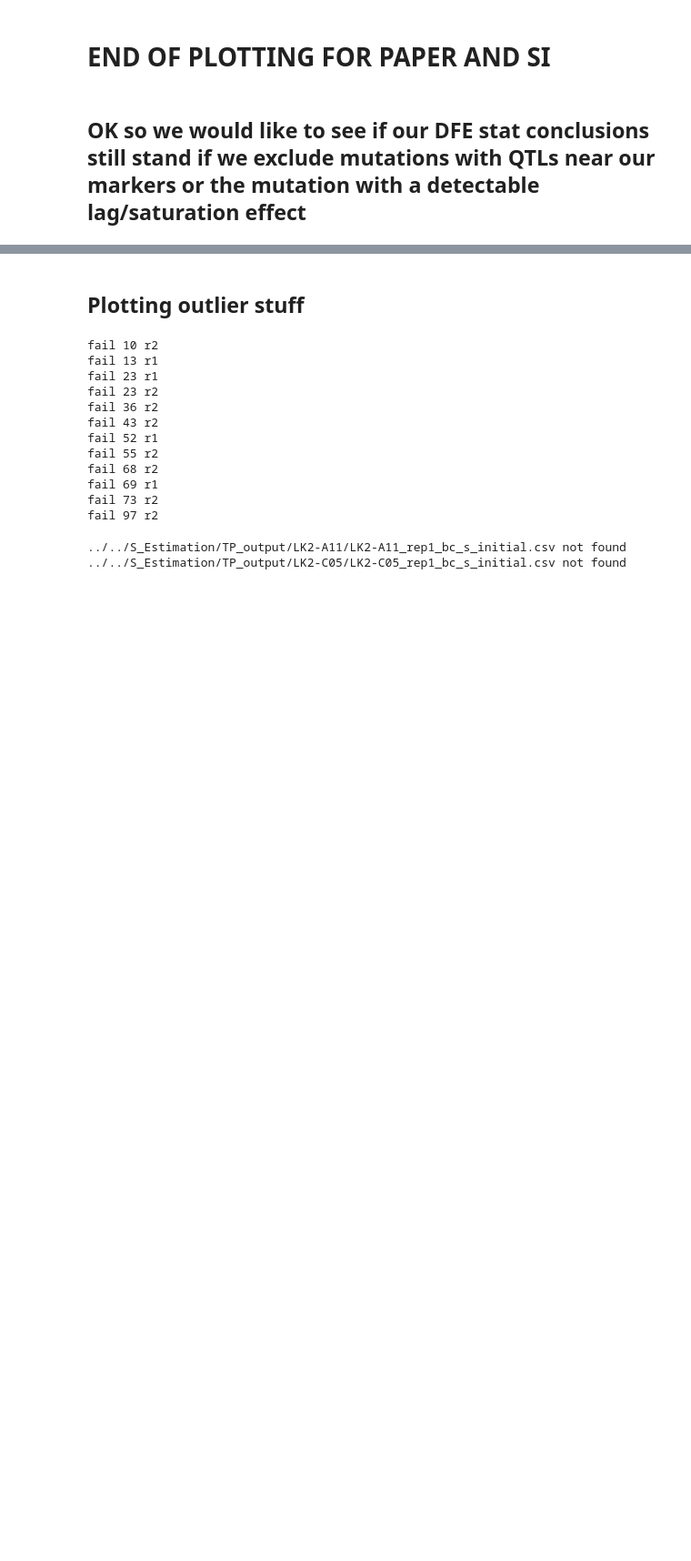
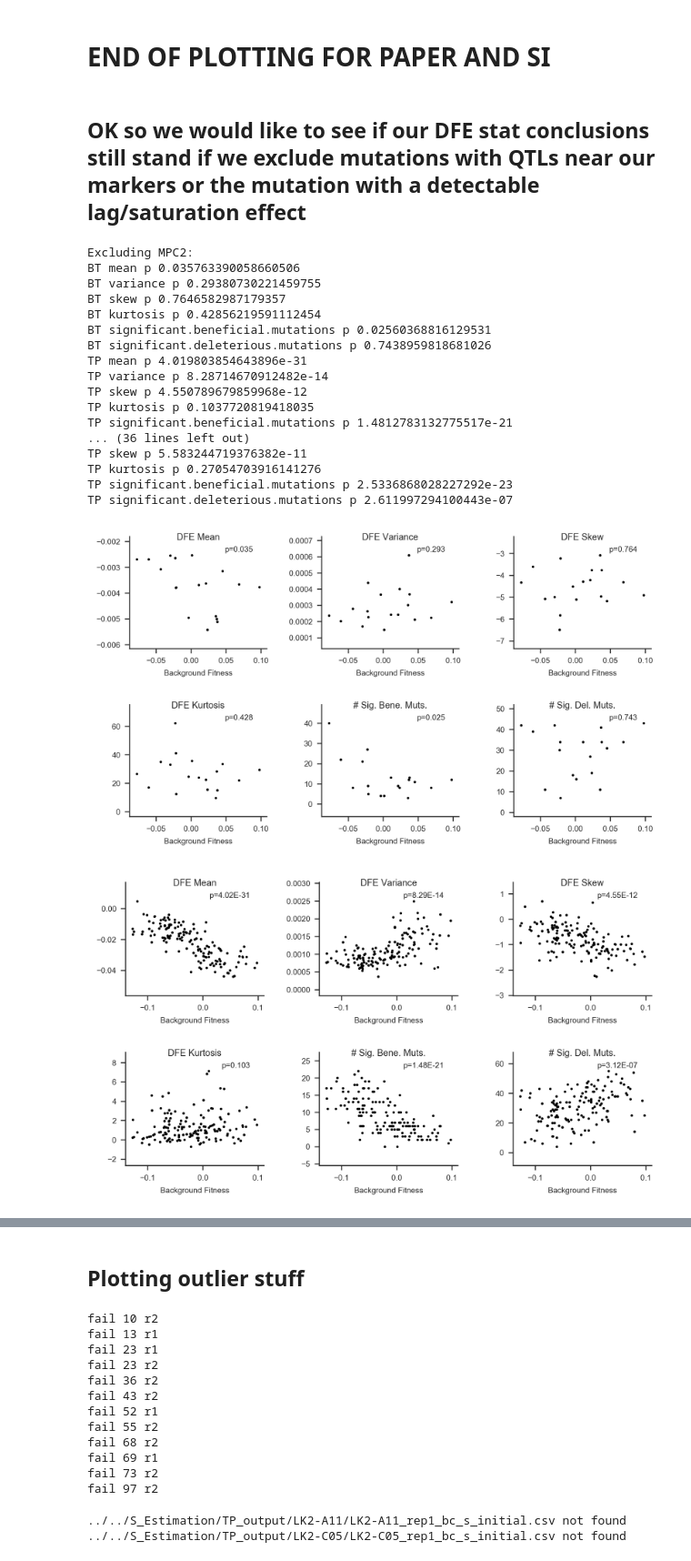
Before and after one commit to mjohnson11/TnSeq_Pipeline, a Jupyter notebook: scripts/TNSEQ_PLOTTING.ipynb, the cells around one changed output, grey strips where cells are left out. Shown at 91% size. Drawn from its saved outputs; the diff is of its cells as text; code cells hidden in the pictures; blank space fills up the shorter version.

```diff
--- a/scripts/TNSEQ_PLOTTING.ipynb
+++ b/scripts/TNSEQ_PLOTTING.ipynb
@@ -875,9 +942,12 @@ def plot_dfe_statistics(exp, outname):
     sns.despine()
     f.savefig(outname, background='transparent', bbox_inches='tight', pad_inches=0.1)
 
-def plot_dfe_statistics_w_exclusions(exp, outname, edge_exclude):
+def plot_dfe_statistics_w_exclusions(exp, outname, edge_exclude, segs_limited=None):
     dfe_cols = ['background.fitness', 'mean', 'median', 'variance', 'skew', 'kurtosis', 'significant.beneficial.mutations', 'significant.deleterious.mutations']
-    segs = segs_use[exp]
+    if segs_limited:
+        segs = segs_limited
+    else:
+        segs = segs_use[exp]
     d = dats[exp]
     seg_stats = dict()
     for seg in segs:
@@ -918,30 +988,50 @@ def plot_dfe_statistics_w_exclusions(exp, outname, edge_exclude):
                 sub.annotate('p=' + "{:.2E}".format(pval), xy=(0.9, 0.85), xycoords='axes fraction', fontsize=6, horizontalalignment='right', verticalalignment='bottom')
             else:
                 sub.annotate('p=' + str(pval)[:5], xy=(0.9, 0.85), xycoords='axes fraction', fontsize=6, horizontalalignment='right', verticalalignment='bottom')
             y_range = max(y)-min(y)
             sub.set_ylim([min(y)-y_range*0.25, max(y)+y_range*0.25]) # I don't know why pyplot is not doing this well automatically here
             s += 1
     sns.despine()
     if outname:
         f.savefig(outname, background='transparent', bbox_inches='tight', pad_inches=0.1)
 
 
 qtls_near_cassettes = ['qtl_chr04_40000_70000', # by HO / hphMX
                        'qtl_chr05_360000_400000'] # by FLO8 / natMX
 qtl_df = pd.read_csv('../../Analysis/TP_QTL_results.csv')
 near_cas_edges = list(set(qtl_df.loc[qtl_df['QTL_group'].isin(qtls_near_cassettes)]['Edge']))
 ex_GC = [tp.loc[tp['Gene.Use']=='in MPC2'].iloc[0]['Edge']]
 ex_all = ex_GC + near_cas_edges
 
 print('Excluding MPC2:')
 plot_dfe_statistics_w_exclusions('BT', None, ex_GC)
 plot_dfe_statistics_w_exclusions('TP', None, ex_GC)
 print('Excluding mutations with drug marker interactions:')
 plot_dfe_statistics_w_exclusions('BT', None, near_cas_edges)
 plot_dfe_statistics_w_exclusions('TP', None, near_cas_edges)
 print('Excluding all:')
 plot_dfe_statistics_w_exclusions('BT', None, ex_all)
 plot_dfe_statistics_w_exclusions('TP', None, ex_all)
 print('Excluding mutations with drug marker interactions:')
 plot_dfe_statistics_w_exclusions('BT', None, near_cas_edges)
 plot_dfe_statistics_w_exclusions('TP', None, near_cas_edges)
+# %% [output]
+Excluding MPC2:
+BT mean p 0.035763390058660506
+BT variance p 0.29380730221459755
+BT skew p 0.7646582987179357
+BT kurtosis p 0.42856219591112454
+BT significant.beneficial.mutations p 0.02560368816129531
+BT significant.deleterious.mutations p 0.7438959818681026
+TP mean p 4.019803854643896e-31
+TP variance p 8.28714670912482e-14
+TP skew p 4.550789679859968e-12
+TP kurtosis p 0.1037720819418035
+TP significant.beneficial.mutations p 1.4812783132775517e-21
+... (36 lines left out)
+TP skew p 5.583244719376382e-11
+TP kurtosis p 0.27054703916141276
+TP significant.beneficial.mutations p 2.5336868028227292e-23
+TP significant.deleterious.mutations p 2.611997294100443e-07
+[figure, added]
+[figure, added]
```
Also changed, not shown: parts of 29 cells of this notebook.
